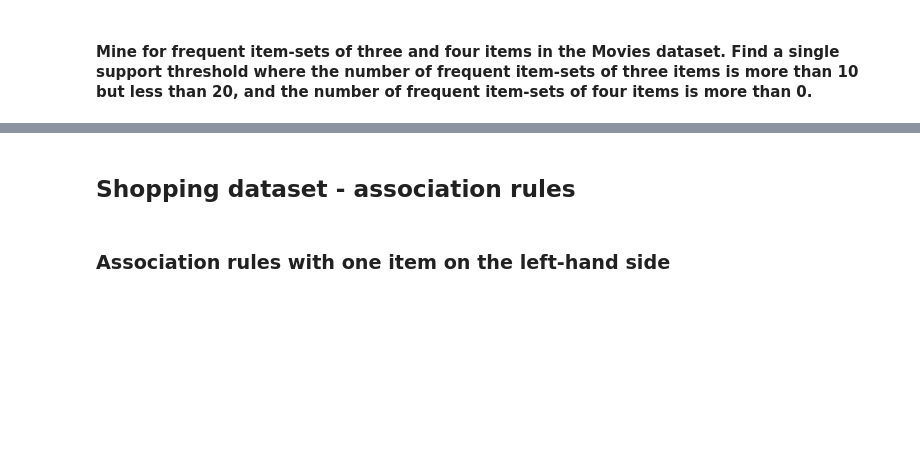
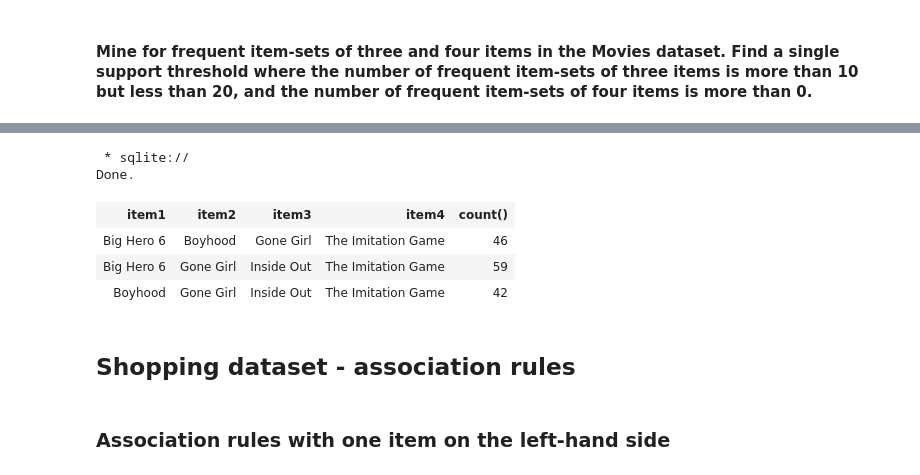
Before and after one commit to kurt-ds/data-science-coursework, a Jupyter notebook: 4 - Data Mining/MiningSQL.ipynb, the cells around one changed output, grey strips where cells are left out. Saved outputs shown, nothing was run; the diff lists cells and outputs as text; code cells hidden in the pictures; blank space fills up the shorter version.

```diff
--- a/4 - Data Mining/MiningSQL.ipynb
+++ b/4 - Data Mining/MiningSQL.ipynb
@@ -246,11 +286,18 @@ having 1.0*count() / (select count(distinct TID) from Movies) > :support
 # %%
 %%sql
-select T1.item as item1, T2.item as item2, T3.item as item3, T4.item as item4
+select T1.item as item1, T2.item as item2, T3.item as item3, T4.item as item4, count()
 from Movies T1, Movies T2, Movies T3, Movies T4
 where T1.TID = T2.TID and T2.TID = T3.TID and T3.TID = T4.TID
 and T1.item < T2.item and T2.item < T3.item and T3.item < T4.item
 group by T1.item, T2.item, T3.item, T4.item
 having 1.0*count() / (select count(distinct TID) from Movies) > :support
+# %% [output]
+ * sqlite://
+Done.
+| item1 | item2 | item3 | item4 | count() |
+| Big Hero 6 | Boyhood | Gone Girl | The Imitation Game | 46 |
+| Big Hero 6 | Gone Girl | Inside Out | The Imitation Game | 59 |
+| Boyhood | Gone Girl | Inside Out | The Imitation Game | 42 |
 # %% [markdown]
 ## Shopping dataset - association rules
 # %% [markdown]
```
Also changed, not shown: parts of 16 cells of this notebook, 1 other file.
